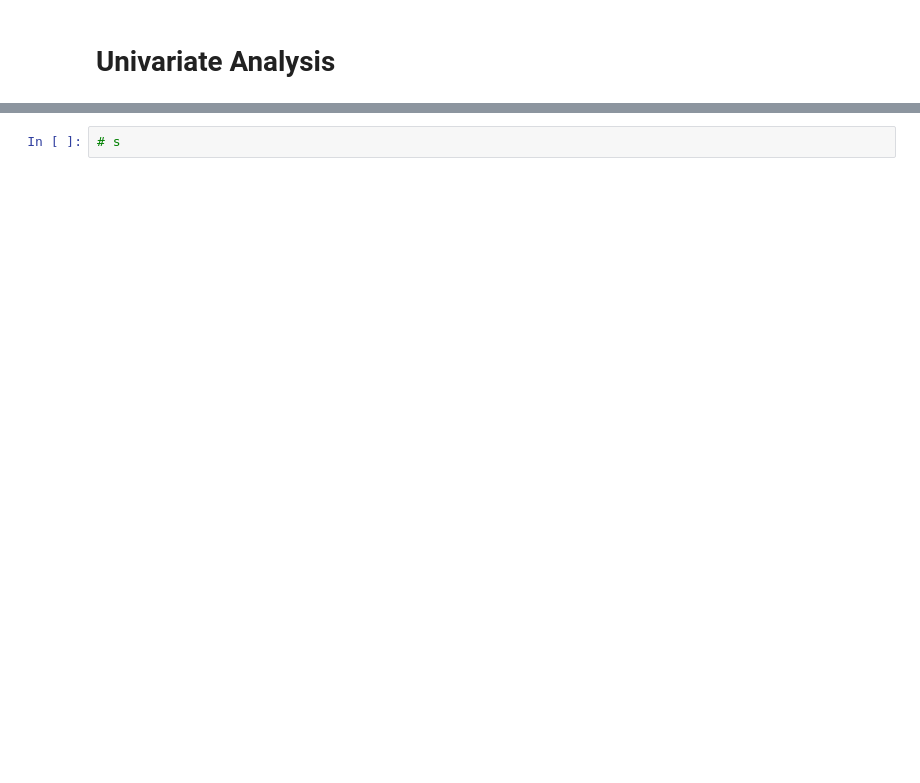
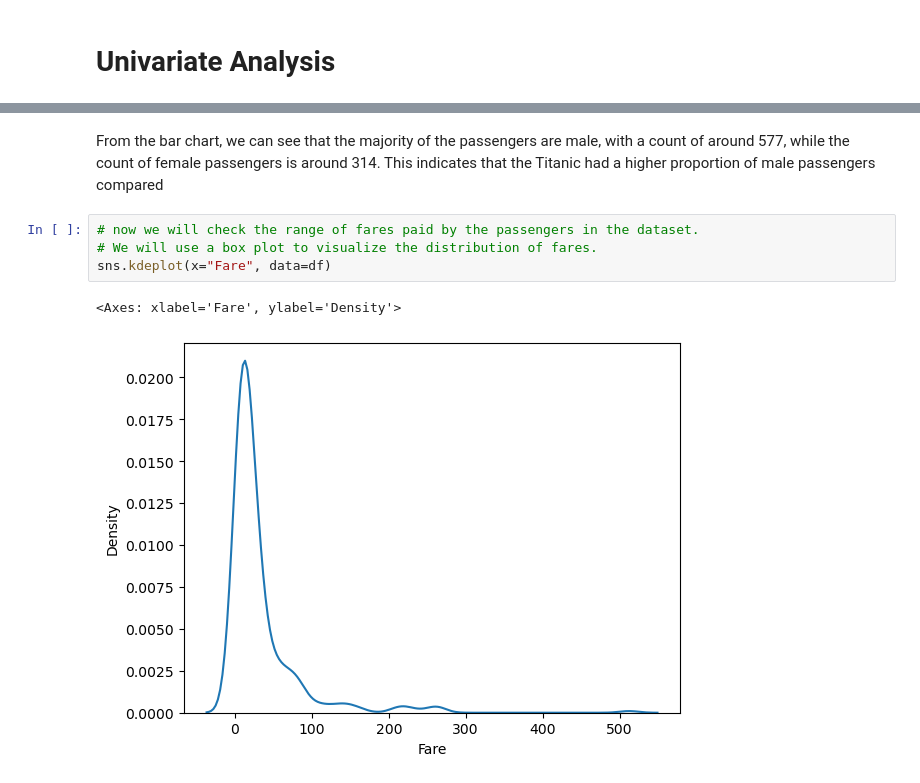
Before and after one commit to zainulabideenab9-cloud/Titanic_dataset_research, a Jupyter notebook: EDA_SUMMARY_OF_DATA.ipynb, the cells around one changed output, grey strips where cells are left out. Drawn from its saved outputs; the diff is of its cells as text; blank space fills up the shorter version.

```diff
--- a/EDA_SUMMARY_OF_DATA.ipynb
+++ b/EDA_SUMMARY_OF_DATA.ipynb
@@ -239,2 +277,9 @@ Max age of the passengers is 80 years and the minimum age is 0.42 years. The ave
+# %% [markdown]
+From the bar chart, we can see that the majority of the passengers are male, with a count of around 577, while the count of female passengers is around 314. This indicates that the Titanic had a higher proportion of male passengers compared
 # %%
-# s
+# now we will check the range of fares paid by the passengers in the dataset.
+# We will use a box plot to visualize the distribution of fares.
+sns.kdeplot(x="Fare", data=df)
+# %% [output]
+<Axes: xlabel='Fare', ylabel='Density'>
+[figure, added]
```
Also changed, not shown: parts of 29 cells of this notebook.
